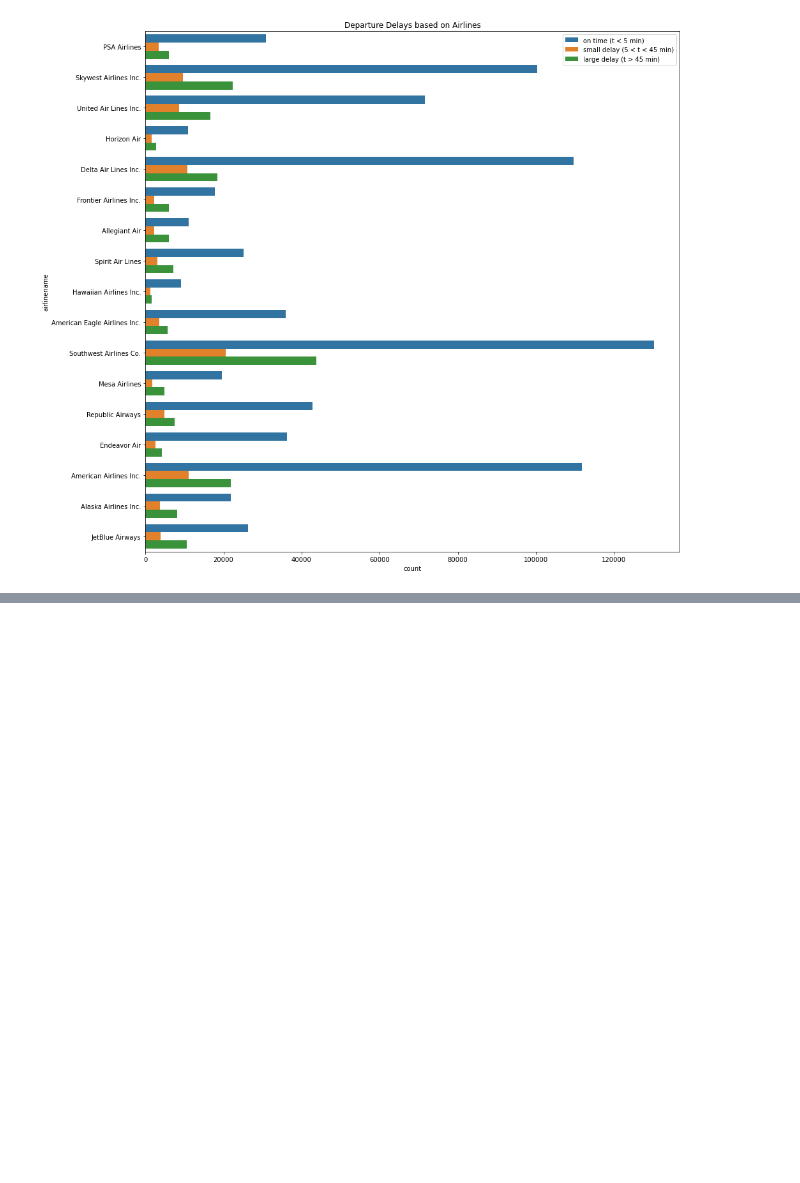
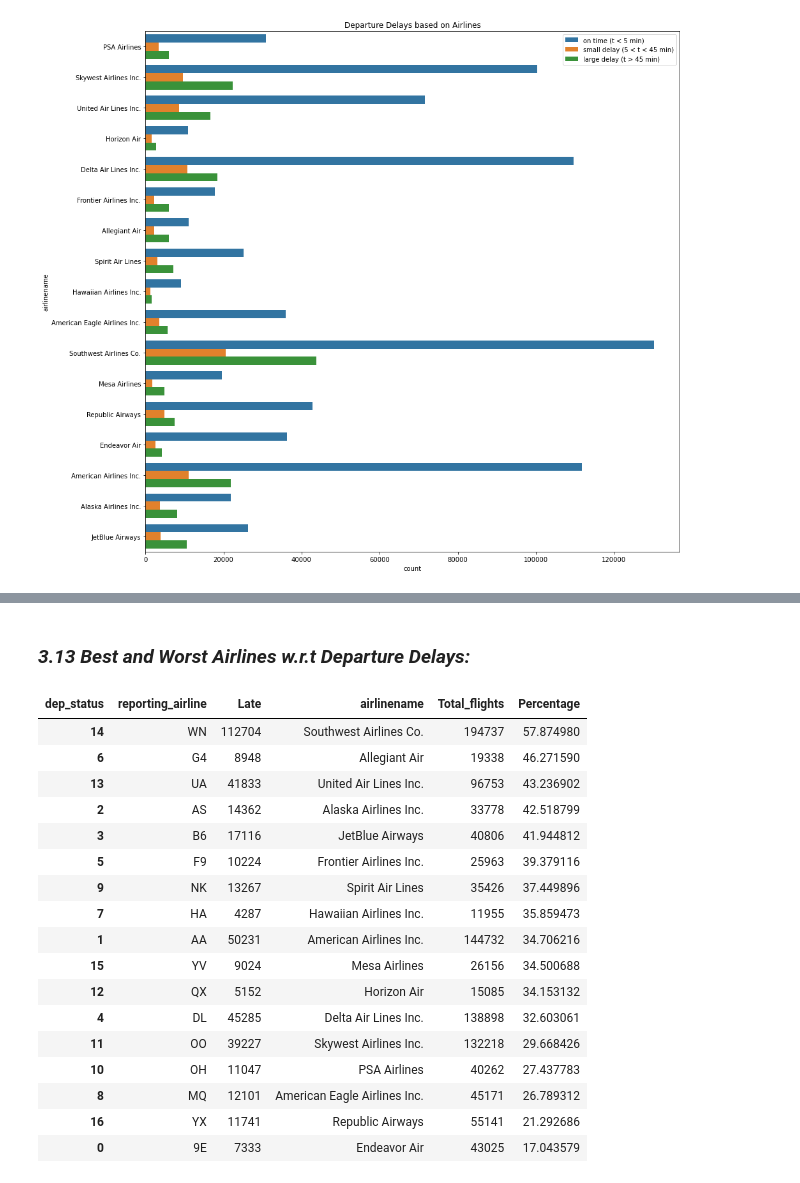
Before and after one commit to Ramachandranmu/Flight_Data, a Jupyter notebook: Flight_Data_Analysis.ipynb, the cells around one changed output, grey strips where cells are left out. Cells and saved outputs as stored; diff of their text form; code cells hidden in the pictures; blank space fills up the shorter version.

```diff
--- a/Flight_Data_Analysis.ipynb
+++ b/Flight_Data_Analysis.ipynb
@@ -741,0 +652,2 @@ dtype: int64
+# %% [markdown]
+### *3.13 Best and Worst Airlines w.r.t Departure Delays:*
@@ -741,0 +658,24 @@ dtype: int64
+# %%
+depCarrier['Total_flights'] = df_flights.groupby('reporting_airline').size().values
+depCarrier['Percentage'] = (depCarrier['Late']/depCarrier['Total_flights'])*100
+depCarrier = depCarrier.sort_values('Percentage',ascending=False)
+depCarrier
+# %% [output]
+| dep_status | reporting_airline | Late | airlinename | Total_flights | Percentage |
+| 14 | WN | 112704 | Southwest Airlines Co. | 194737 | 57.874980 |
+| 6 | G4 | 8948 | Allegiant Air | 19338 | 46.271590 |
+| 13 | UA | 41833 | United Air Lines Inc. | 96753 | 43.236902 |
+| 2 | AS | 14362 | Alaska Airlines Inc. | 33778 | 42.518799 |
+| 3 | B6 | 17116 | JetBlue Airways | 40806 | 41.944812 |
+| 5 | F9 | 10224 | Frontier Airlines Inc. | 25963 | 39.379116 |
+| 9 | NK | 13267 | Spirit Air Lines | 35426 | 37.449896 |
+| 7 | HA | 4287 | Hawaiian Airlines Inc. | 11955 | 35.859473 |
+| 1 | AA | 50231 | American Airlines Inc. | 144732 | 34.706216 |
+| 15 | YV | 9024 | Mesa Airlines | 26156 | 34.500688 |
+| 12 | QX | 5152 | Horizon Air | 15085 | 34.153132 |
+| 4 | DL | 45285 | Delta Air Lines Inc. | 138898 | 32.603061 |
+| 11 | OO | 39227 | Skywest Airlines Inc. | 132218 | 29.668426 |
+| 10 | OH | 11047 | PSA Airlines | 40262 | 27.437783 |
+| 8 | MQ | 12101 | American Eagle Airlines Inc. | 45171 | 26.789312 |
+| 16 | YX | 11741 | Republic Airways | 55141 | 21.292686 |
+| 0 | 9E | 7333 | Endeavor Air | 43025 | 17.043579 |
```
Also changed, not shown: parts of 53 cells of this notebook.
